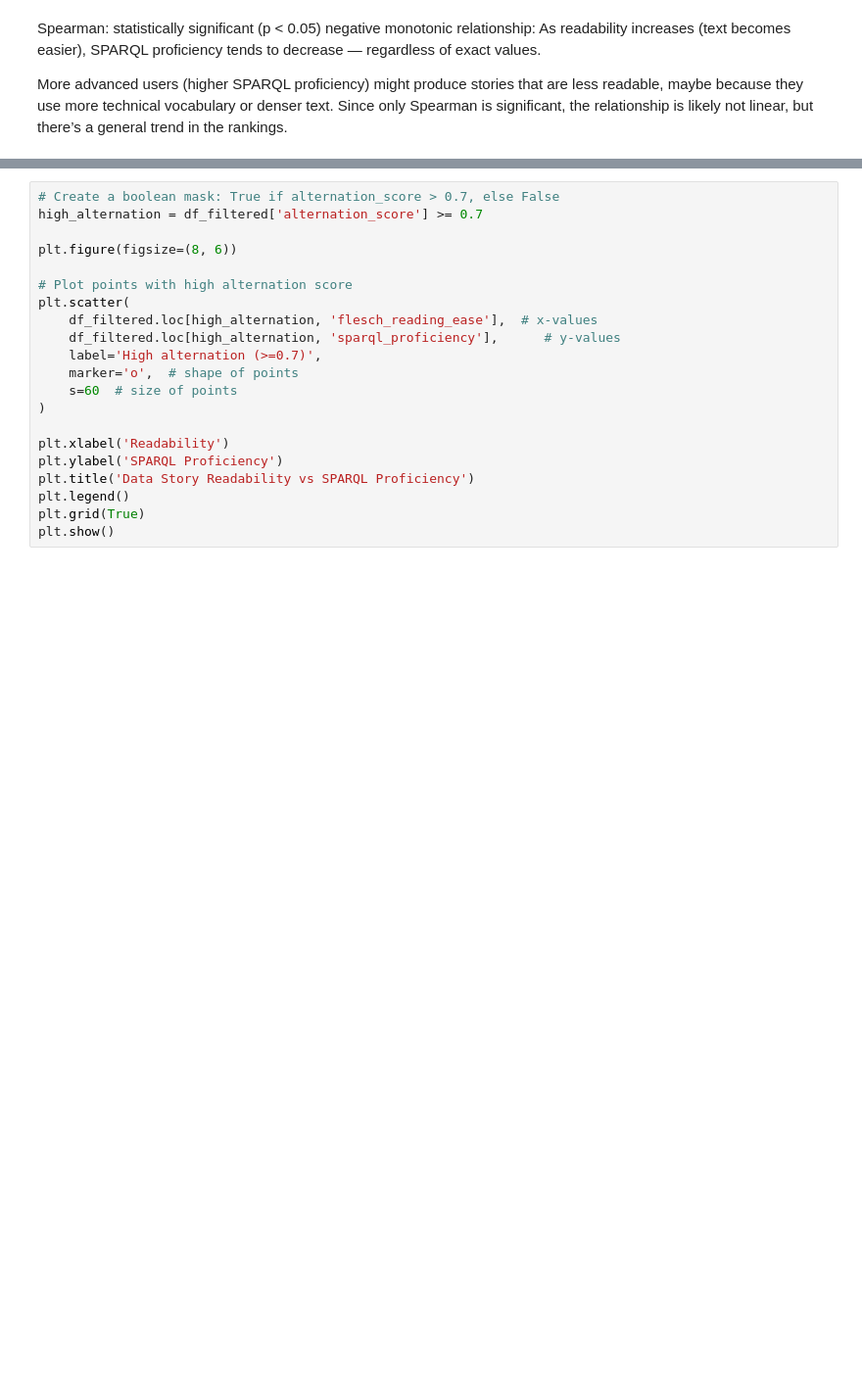
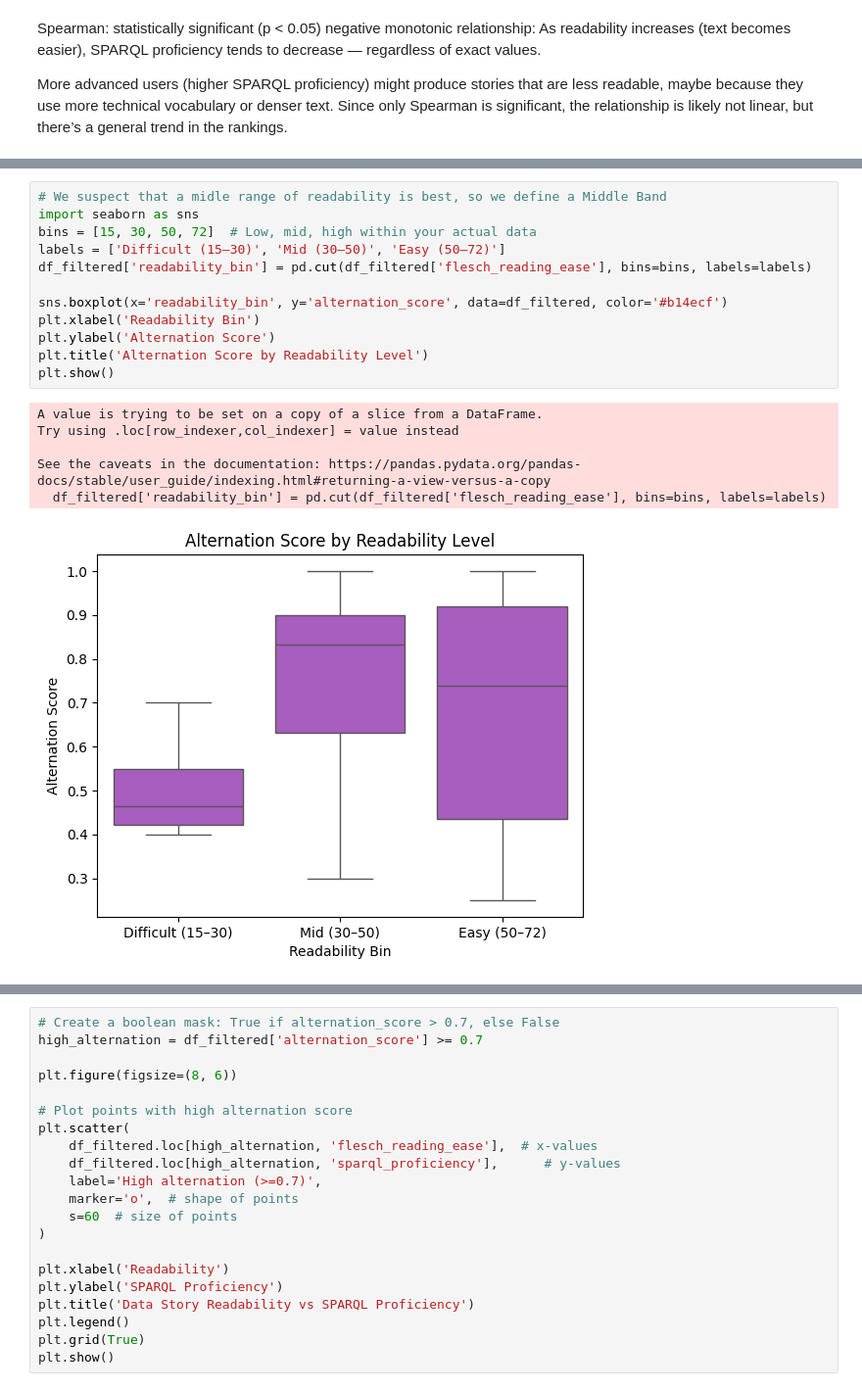
Before and after one commit to mondoboia/datastoryviz-sparql-lab, a Jupyter notebook: readability.ipynb, the cells around one changed output, grey strips where cells are left out. Shown: that part at 98% size. Cells and saved outputs as stored; diff of their text form; blank space fills up the shorter version.

```diff
--- a/readability.ipynb
+++ b/readability.ipynb
@@ -220,0 +236,19 @@ plt.show()
+# %%
+# We suspect that a midle range of readability is best, so we define a Middle Band
+import seaborn as sns
+bins = [15, 30, 50, 72]  # Low, mid, high within your actual data
+labels = ['Difficult (15–30)', 'Mid (30–50)', 'Easy (50–72)']
+df_filtered['readability_bin'] = pd.cut(df_filtered['flesch_reading_ease'], bins=bins, labels=labels)
+
+sns.boxplot(x='readability_bin', y='alternation_score', data=df_filtered, color='#b14ecf')
+plt.xlabel('Readability Bin')
+plt.ylabel('Alternation Score')
+plt.title('Alternation Score by Readability Level')
+plt.show()
+# %% [output]
+A value is trying to be set on a copy of a slice from a DataFrame.
+Try using .loc[row_indexer,col_indexer] = value instead
+
+See the caveats in the documentation: https://pandas.pydata.org/pandas-docs/stable/user_guide/indexing.html#returning-a-view-versus-a-copy
+  df_filtered['readability_bin'] = pd.cut(df_filtered['flesch_reading_ease'], bins=bins, labels=labels)
+[figure, added]
```
Also changed, not shown: parts of 8 cells of this notebook.
